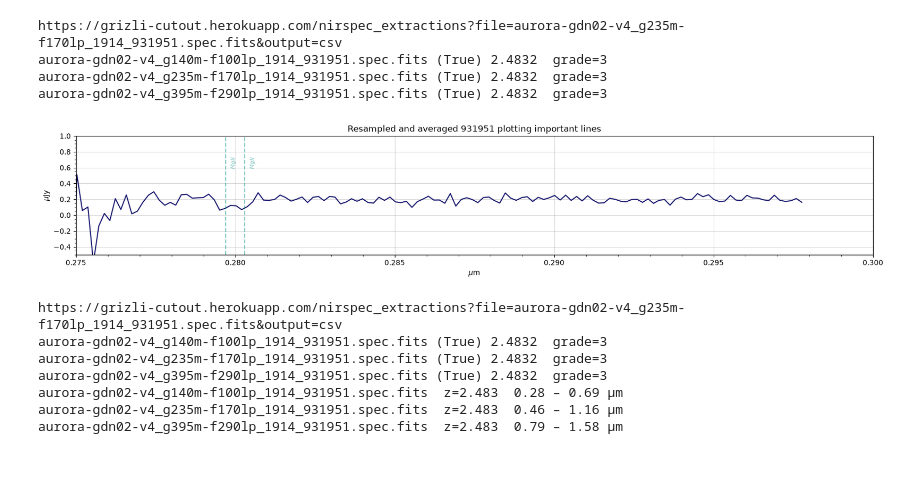
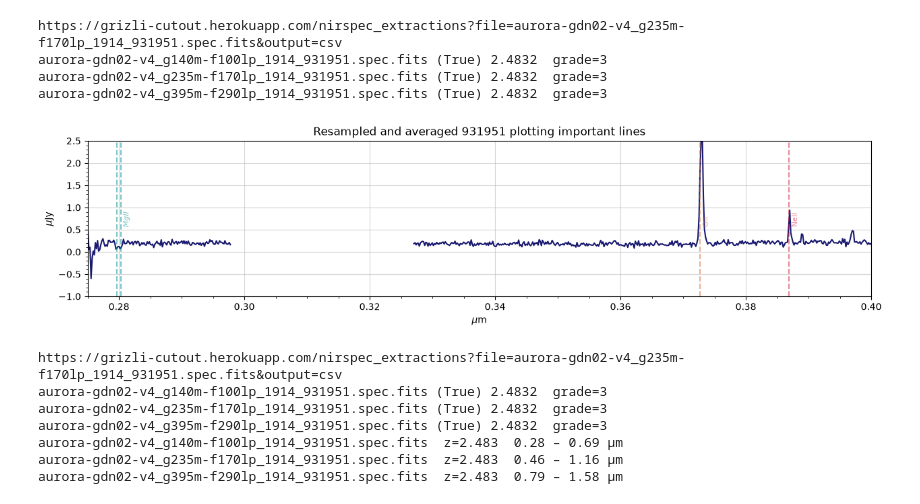
Before and after one commit to CrushinAngel/Astronomical_Investigation_Project, a Jupyter notebook: notebooks/spectrum_example.ipynb, the cells around one changed output. Drawn from its saved outputs; the diff is of its cells as text; code cells hidden in the pictures; blank space fills up the shorter version.

Commit message:
spectrum_example edited to se MgII (unrelated to project), initial_fitting addition of line_cont_fit as a function.

```diff
--- a/notebooks/spectrum_example.ipynb
+++ b/notebooks/spectrum_example.ipynb
@@ -141,7 +141,7 @@ lines = [
     (1.257, 'FeII', 'steelblue'),
     (1.282, r'$Pa\beta$', 'olivedrab'),
     (1.0941, r'$Pa\gamma$', 'olivedrab'),
-    (0.2797, r'$MgII$', 'darkcyan'),
+    (0.2797, r'', 'darkcyan'),
     (0.2803, r'$MgII$', 'darkcyan'),
 ]
 
@@ -254,24 +254,24 @@ def weighted_average(resampled):
 
 tryout = weighted_average(resampled)
 # %%
-f, ax = plt.subplots(figsize = (20, 3))
+f, ax = plt.subplots(figsize = (15, 3))
 
 ax.plot(tryout.spectral_axis.value, tryout.flux.value, color = 'midnightblue')
 ax.minorticks_on()
 
 for line in lines:
     ax.axvline(line[0], color = line[2], alpha = 0.5, linestyle = '--')
-    ax.text(x = line[0] + 0.00015, y = 0.6, s = line[1], size = 8, color = line[2], rotation = 90, alpha = 0.5, clip_on = True)
+    ax.text(x = line[0] + 0.00035, y = 0.6, s = line[1], size = 8, color = line[2], rotation = 90, alpha = 0.5, clip_on = True)
 
 ax.set_xlabel(r'$\mu$m')
 ax.set_ylabel(r'$\mu$Jy')
-ax.set_xlim(0.275, 0.3)
-ax.set_ylim(-0.5, 1)
+ax.set_xlim(0.275, 0.4)
+ax.set_ylim(-1, 2.5)
 ax.set_title('Resampled and averaged 931951 plotting important lines')
 ax.grid(alpha = 0.5)
 plt.show()
 # %% [output]
-[figure, old version]
+[figure, new version]
 # %%
 from msaexp import spectrum
 import msaexp.utils
```
Also changed, not shown: 2 other files.
